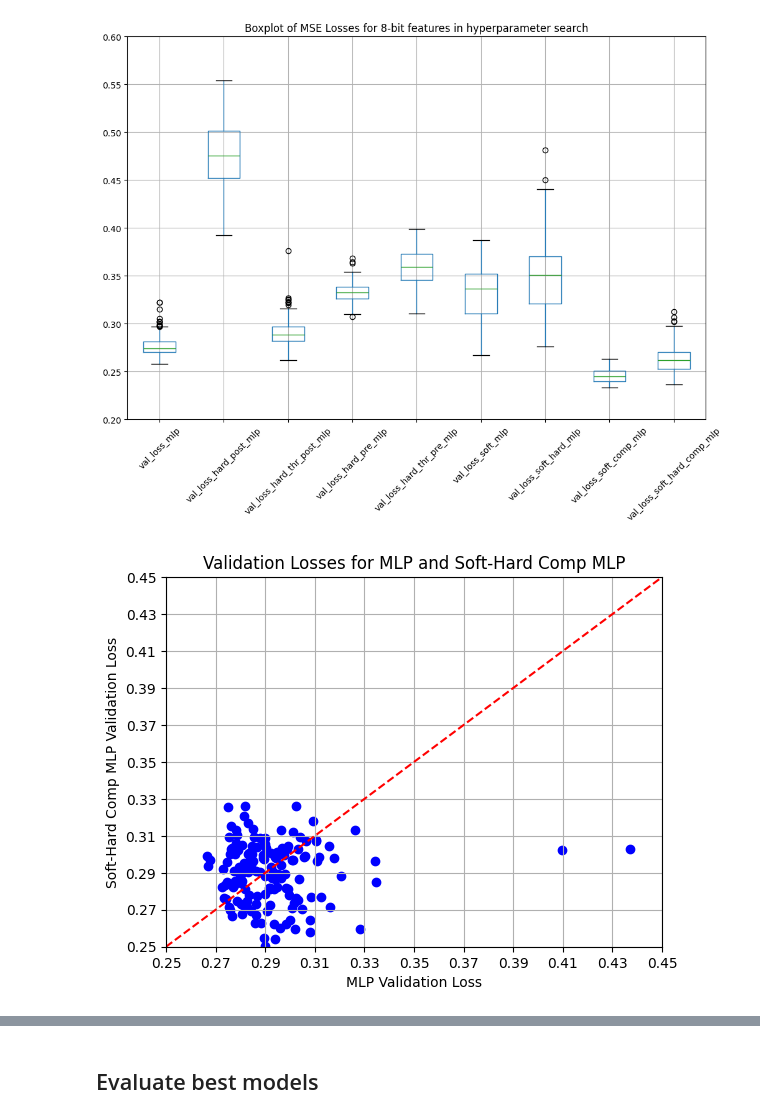
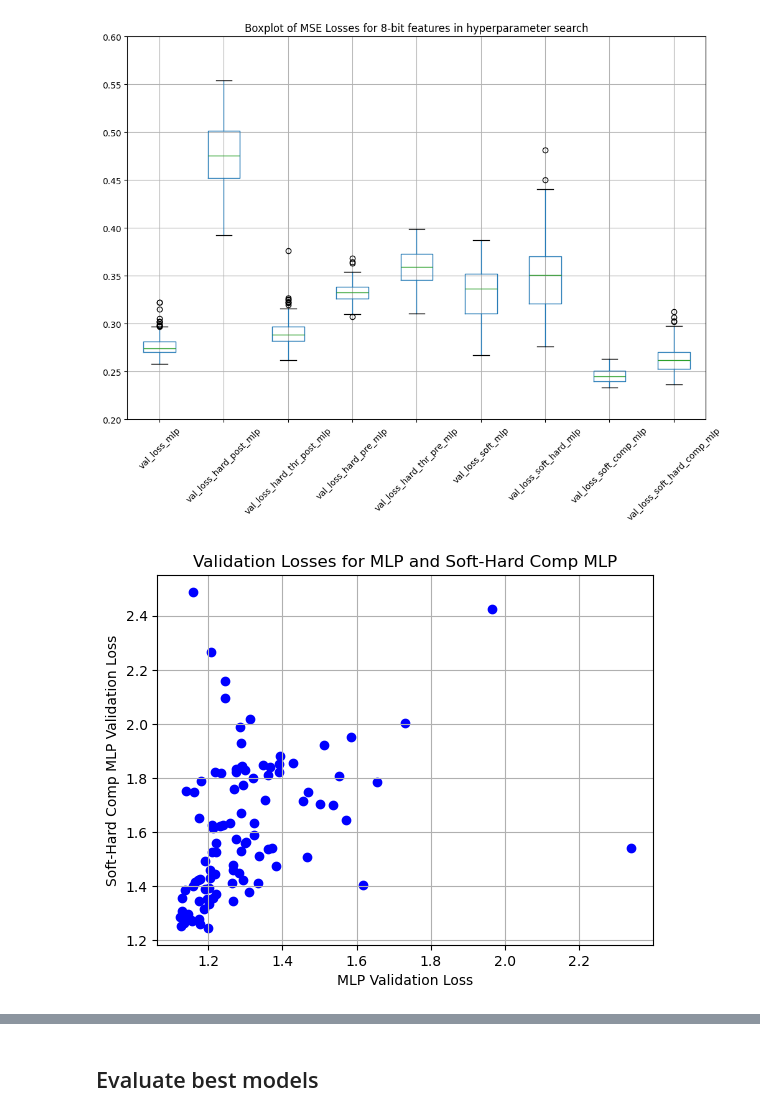
Before and after one commit to kschr40/FeatureCompression, a Jupyter notebook: notebooks/analyse_results.ipynb, the cells around one changed output, grey strips where cells are left out. Saved outputs shown, nothing was run; the diff lists cells and outputs as text; code cells hidden in the pictures.

```diff
--- a/notebooks/analyse_results.ipynb
+++ b/notebooks/analyse_results.ipynb
@@ -4,7 +4,7 @@ import matplotlib.pyplot as plt
 import numpy as np
 # %%
 path = 'results/California_Housing/random_search_results_all_4bits.csv'
-path = r'C:\Users\k_schr40\Downloads\wine_quality_hyperparameter_tuning_4bits_100steps.csv'
+path = r'C:\Users\k_schr40\Downloads\BNG(wisconsin)_hyperparameter_tuning_4bits_100steps.csv'
 df = pd.read_csv(path)
 # %%
 df
@@ -118,17 +131,17 @@ plt.show()
 # %%
 plt.scatter(df['val_loss_mlp'],df['val_loss_soft_hard_comp_mlp'], color = 'blue')
 plt.title('Validation Losses for MLP and Soft-Hard Comp MLP')
 plt.xlabel('MLP Validation Loss')
 plt.ylabel('Soft-Hard Comp MLP Validation Loss')
-plt.plot([0.25, 0.45], [0.25, 0.45], 'r--')
-plt.xlim(0.25, 0.45)
-plt.ylim(0.25, 0.45)
-plt.xticks(np.arange(0.25, 0.46, 0.02))
-plt.yticks(np.arange(0.25, 0.46, 0.02))
+# plt.plot([0.25, 0.45], [0.25, 0.45], 'r--')
+# plt.xlim(0.25, 0.45)
+# plt.ylim(0.25, 0.45)
+# plt.xticks(np.arange(0.25, 0.46, 0.02))
+# plt.yticks(np.arange(0.25, 0.46, 0.02))
 plt.grid()
 plt.show()
 # %% [output]
-[figure, old version]
+[figure, new version]
 # %%
 df.sort_values(by='val_loss_soft_hard_comp_mlp', ascending=True, inplace=True)
 df.head()
```
Also changed, not shown: parts of 39 cells of this notebook, 1 other file.
